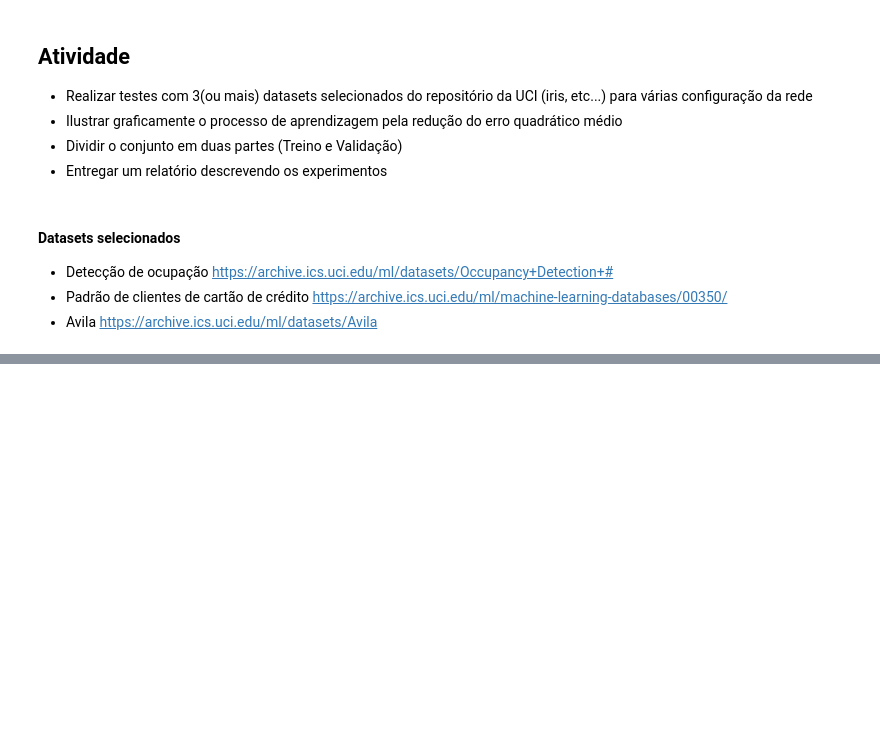
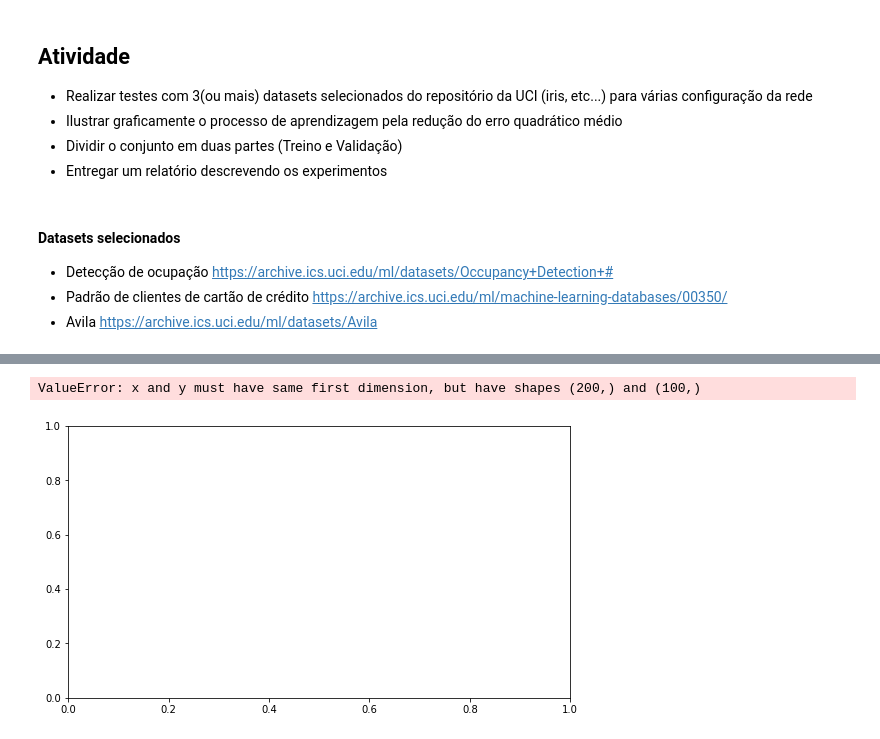
Before and after one commit to Pssales/CAP-351-Neurocomputacao, a Jupyter notebook: mlp/Atividade 1.ipynb, the cells around one changed output, grey strips where cells are left out. Drawn from its saved outputs; the diff is of its cells as text; code cells hidden in the pictures; blank space fills up the shorter version.

```diff
--- a/mlp/Atividade 1.ipynb
+++ b/mlp/Atividade 1.ipynb
@@ -150,0 +146,20 @@ ValueError: Error when checking input: expected dense_6_input to have shape (20,
+# %%
+def loss_plot(history):
+    train_acc = history.history['val_loss']
+    val_acc = history.history['val_accuracy']
+
+    plt.figure(figsize = (9,5))
+    plt.plot(np.arange(1,201), train_acc, marker = 'D', label = 'Loss Accuracy')
+    plt.plot(np.arange(1,201), val_acc, marker = 'o', label = 'Loss Accuracy')
+
+    plt.xlabel('epocas')
+    plt.ylabel('acuracia')
+    plt.plot('Train/Validation')
+    plt.legend()
+    plt.margins(0.02)
+    plt.show()
+# %%
+loss_plot(history)
+# %% [output]
+ValueError: x and y must have same first dimension, but have shapes (200,) and (100,)
+[figure, added]
```
Also changed, not shown: parts of 12 cells of this notebook, 9 other files.
